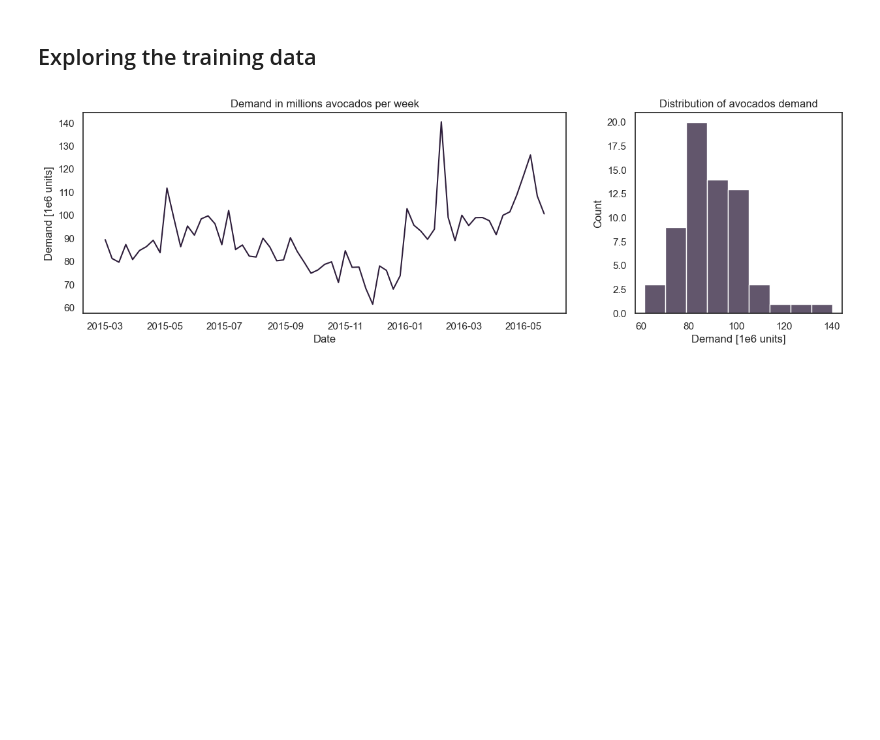
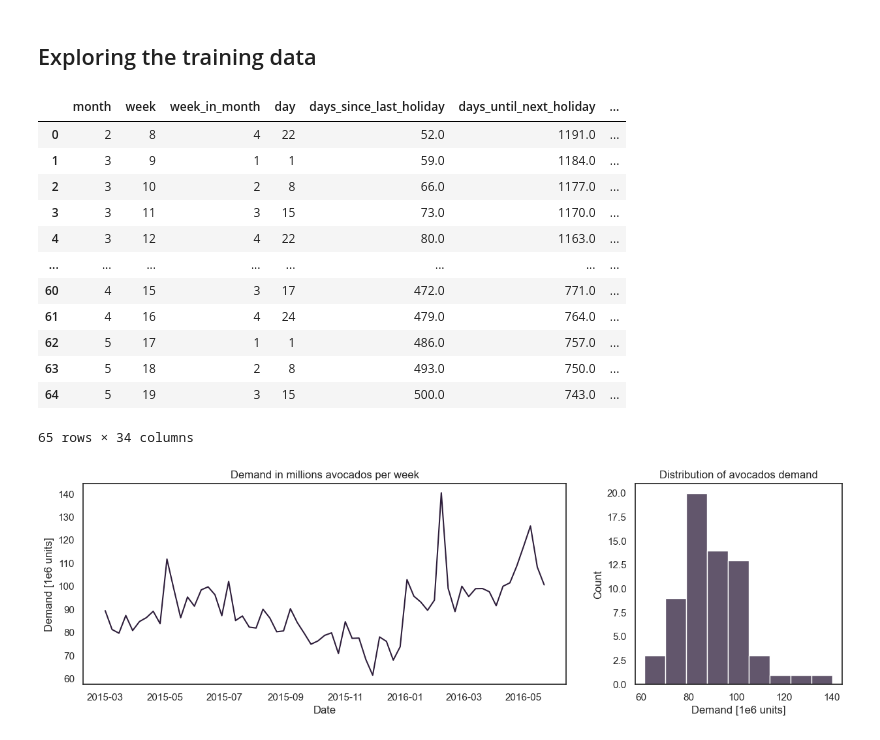
Before and after one commit to santiviquez/ageml, a Jupyter notebook: notebooks/experiments/avocados_demand_forescasting_baseline.ipynb, the cells around one changed output. Cells and saved outputs as stored; diff of their text form; code cells hidden in the pictures; blank space fills up the shorter version.

```diff
--- a/notebooks/experiments/avocados_demand_forescasting_baseline.ipynb
+++ b/notebooks/experiments/avocados_demand_forescasting_baseline.ipynb
@@ -61,4 +61,20 @@ X_prod = data.loc[data['partition'] == 'prod', features]
 y_prod = data.loc[data['partition'] == 'prod', target]
 # %% [markdown]
 ## Exploring the training data
+# %%
+X_train
+# %% [output]
+|  | month | week | week_in_month | day | days_since_last_holiday | days_until_next_holiday | ... |
+| 0 | 2 | 8 | 4 | 22 | 52.0 | 1191.0 | ... |
+| 1 | 3 | 9 | 1 | 1 | 59.0 | 1184.0 | ... |
+| 2 | 3 | 10 | 2 | 8 | 66.0 | 1177.0 | ... |
+| 3 | 3 | 11 | 3 | 15 | 73.0 | 1170.0 | ... |
+| 4 | 3 | 12 | 4 | 22 | 80.0 | 1163.0 | ... |
+| ... | ... | ... | ... | ... | ... | ... | ... |
+| 60 | 4 | 15 | 3 | 17 | 472.0 | 771.0 | ... |
+| 61 | 4 | 16 | 4 | 24 | 479.0 | 764.0 | ... |
+| 62 | 5 | 17 | 1 | 1 | 486.0 | 757.0 | ... |
+| 63 | 5 | 18 | 2 | 8 | 493.0 | 750.0 | ... |
+| 64 | 5 | 19 | 3 | 15 | 500.0 | 743.0 | ... |
+65 rows × 34 columns
 # %%
```
Also changed, not shown: parts of 6 cells of this notebook, 9 other files.
